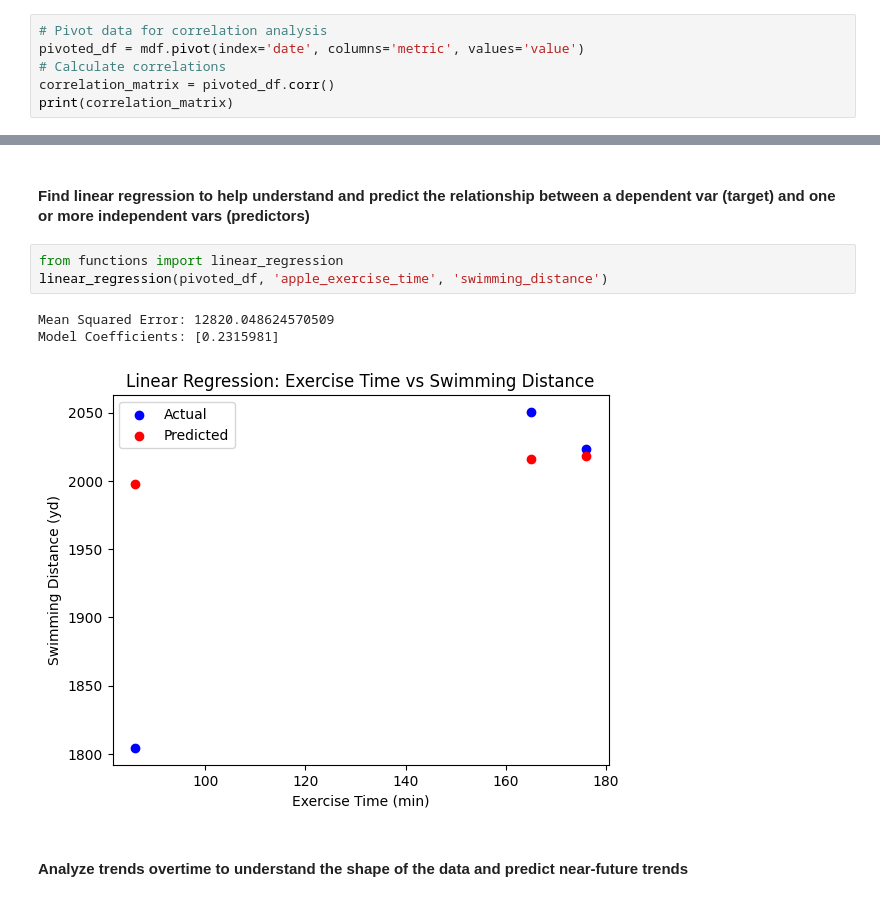
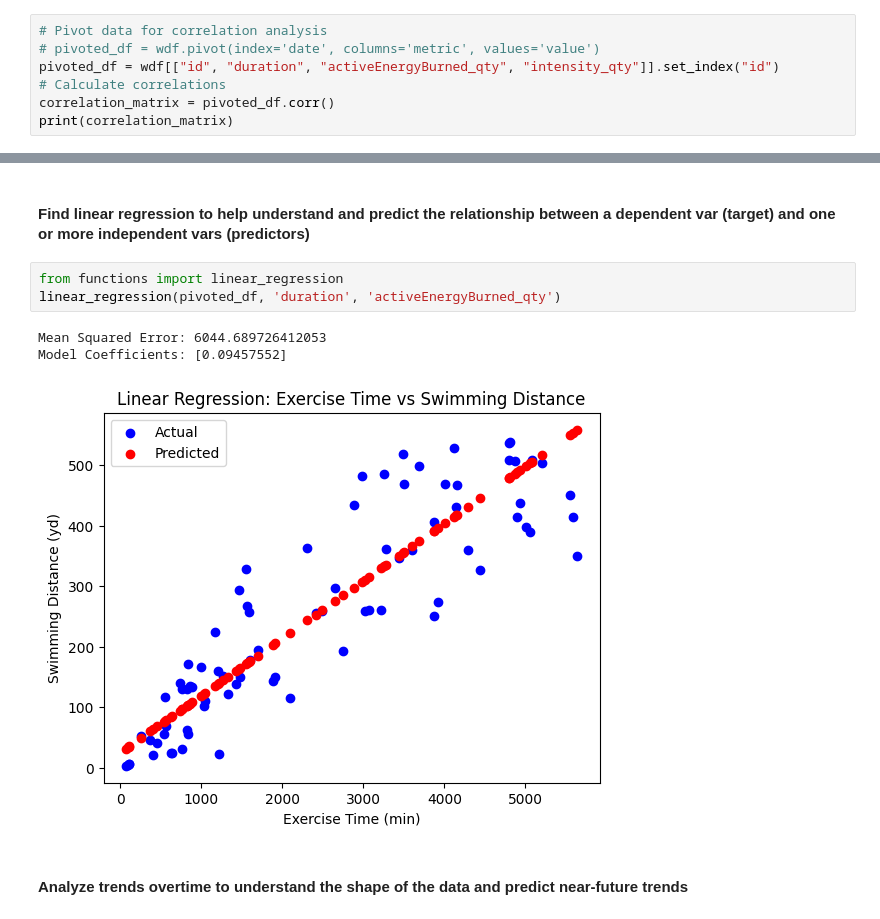
Before and after one commit to jaysaavedra18/apple-fitness-health-app, a Jupyter notebook: ml-server/data_processing/notebooks/workouts_data_analysis.ipynb, the cells around one changed output, grey strips where cells are left out. Drawn from its saved outputs; the diff is of its cells as text.

```diff
--- a/ml-server/data_processing/notebooks/workouts_data_analysis.ipynb
+++ b/ml-server/data_processing/notebooks/workouts_data_analysis.ipynb
@@ -117,7 +100,8 @@ walking_step_length                  27.152572     29.573877
 #### Find and display the correlation matrix. This shows the correlation between any health metrics
 # %%
 # Pivot data for correlation analysis
-pivoted_df = mdf.pivot(index='date', columns='metric', values='value')
+# pivoted_df = wdf.pivot(index='date', columns='metric', values='value')
+pivoted_df = wdf[["id", "duration", "activeEnergyBurned_qty", "intensity_qty"]].set_index("id")
 # Calculate correlations
 correlation_matrix = pivoted_df.corr()
 print(correlation_matrix)
@@ -143,11 +114,11 @@ walking_step_length                           1.000000
 #### Find linear regression to help understand and predict the relationship between a dependent var (target) and one or more independent vars (predictors)
 # %%
 from functions import linear_regression
-linear_regression(pivoted_df, 'apple_exercise_time', 'swimming_distance')
+linear_regression(pivoted_df, 'duration', 'activeEnergyBurned_qty')
 # %% [output]
-Mean Squared Error: 12820.048624570509
-Model Coefficients: [0.2315981]
+Mean Squared Error: 6044.689726412053
+Model Coefficients: [0.09457552]
-[figure, old version]
+[figure, new version]
 # %% [markdown]
 #### Analyze trends overtime to understand the shape of the data and predict near-future trends
 # %%
```
Also changed, not shown: parts of 2 cells of this notebook, 1 other file.
